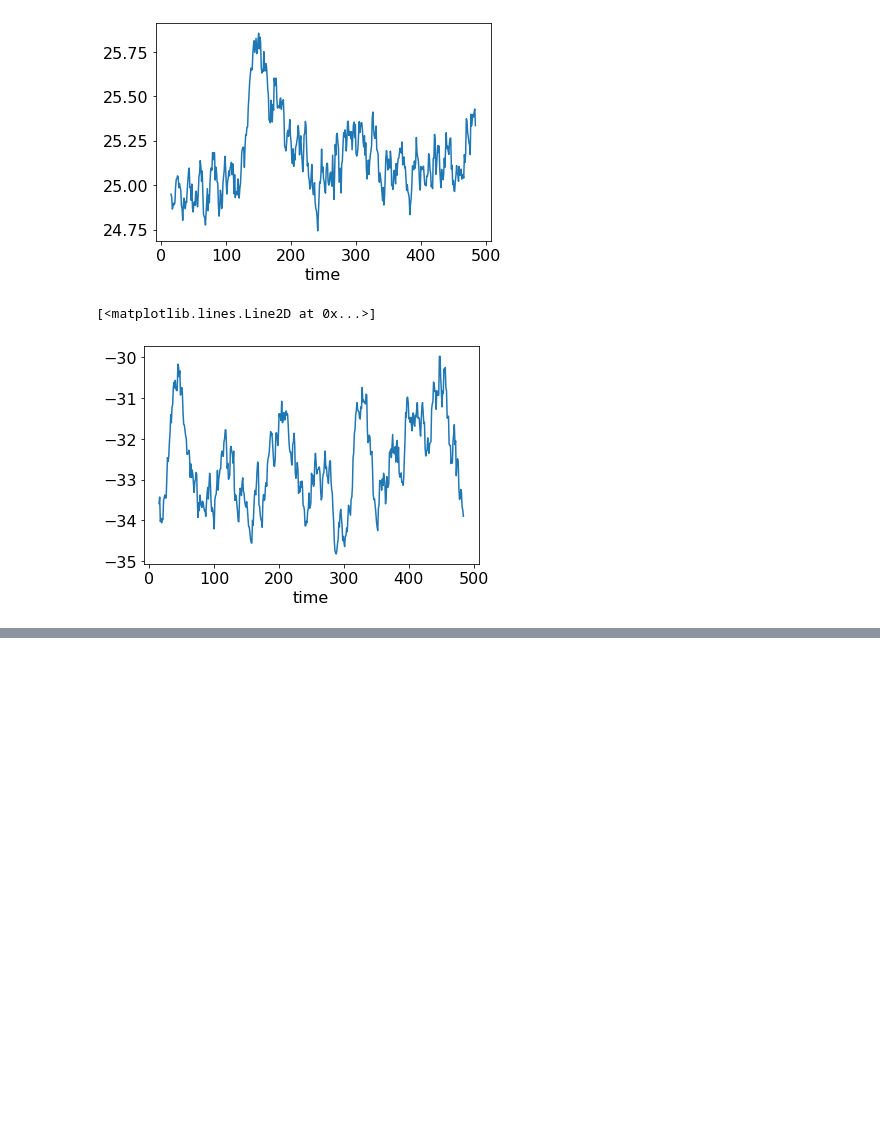
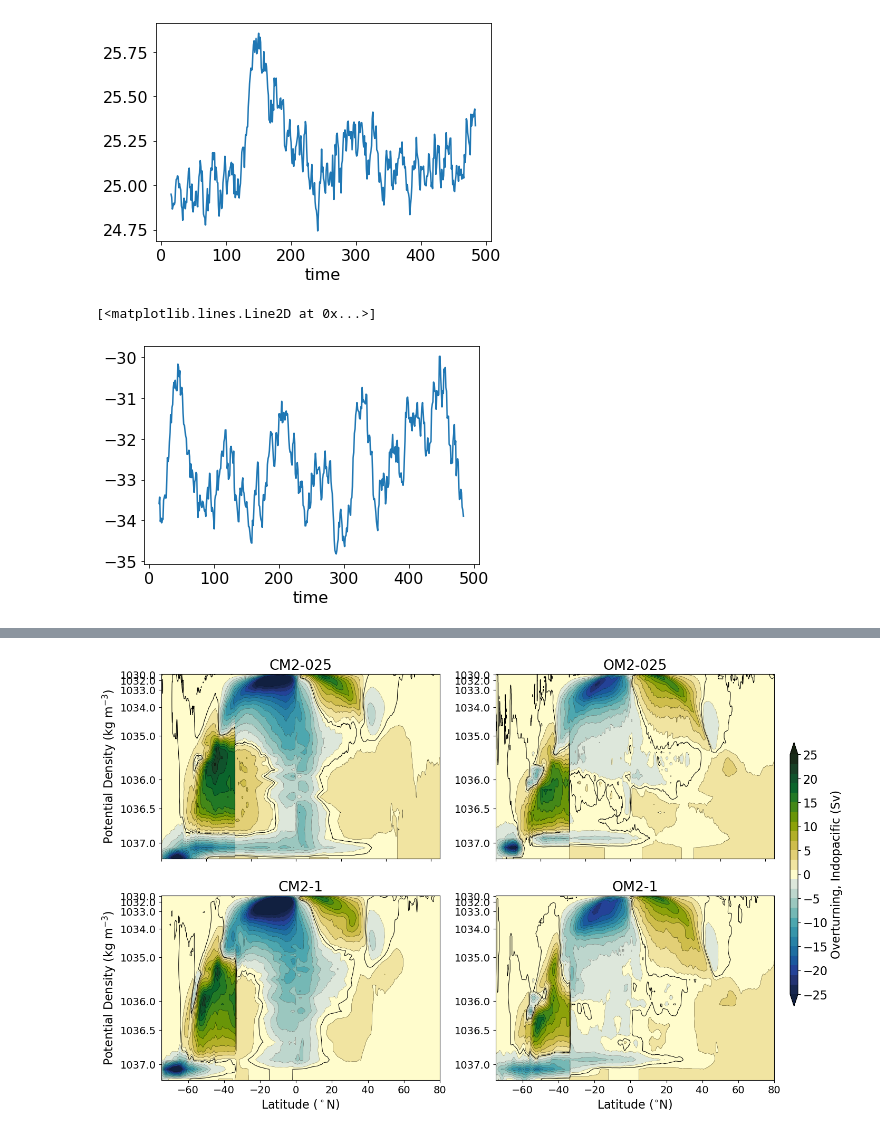
Before and after one commit to wghuneke/ACCESS-CM2-025_Analysis, a Jupyter notebook: notebooks/Plot_overturning.ipynb, the cells around one changed output, grey strips where cells are left out. Drawn from its saved outputs; the diff is of its cells as text; code cells hidden in the pictures; blank space fills up the shorter version.

```diff
--- a/notebooks/Plot_overturning.ipynb
+++ b/notebooks/Plot_overturning.ipynb
@@ -238,0 +468,71 @@ min_SH.rolling(time=30, center=True).mean('time').plot()
+# %%
+fig, ax = plt.subplots(2,2, figsize=(15,10))
+ax0 = ax[0,0]
+ax1 = ax[0,1]
+ax2 = ax[1,0]
+ax3 = ax[1,1]
+
+# CM2-025
+p1 = ax0.contourf(indopacific_CM2_025.grid_yu_ocean,(indopacific_CM2_025.potrho-1028)**scfac, indopacific_CM2_025, cmap=cm.cm.delta, levels=clev, extend='both')
+ax0.contour(indopacific_CM2_025.grid_yu_ocean,(indopacific_CM2_025.potrho-1028)**scfac, indopacific_CM2_025, levels=clev, colors='k', linewidths=0.25)
+ax0.contour(indopacific_CM2_025.grid_yu_ocean,(indopacific_CM2_025.potrho-1028)**scfac, indopacific_CM2_025, levels=[0.0,], colors='k', linewidths=0.75)
+ax0.set_yticks((yticks-1028)**scfac)
+ax0.set_yticklabels(yticks, fontsize=ft_size-2)
+ax0.set_ylim([0.5**scfac, 9.2**scfac])
+ax0.invert_yaxis()
+ax0.set_ylabel('Potential Density (kg m$^{-3}$)')
+ax0.set_xlim([-75,80])
+ax0.set_title('CM2-025')
+ax0.tick_params(labelbottom=False)
+
+# OM2-025
+p1 = ax1.contourf(indopacific_OM2_025.grid_yu_ocean,(indopacific_OM2_025.potrho-1028)**scfac, indopacific_OM2_025, cmap=cm.cm.delta, levels=clev, extend='both')
+ax1.contour(indopacific_OM2_025.grid_yu_ocean,(indopacific_OM2_025.potrho-1028)**scfac, indopacific_OM2_025, levels=clev, colors='k', linewidths=0.25)
+ax1.contour(indopacific_OM2_025.grid_yu_ocean,(indopacific_OM2_025.potrho-1028)**scfac, indopacific_OM2_025, levels=[0.0,], colors='k', linewidths=0.75)
+ax1.set_yticks((yticks-1028)**scfac)
+ax1.set_yticklabels(yticks, fontsize=ft_size-2)
+ax1.set_ylim([0.5**scfac, 9.2**scfac])
+ax1.invert_yaxis()
+ax1.set_xlim([-75,80])
+ax1.set_title('OM2-025')
+ax1.tick_params(labelbottom=False)
+
+# CM2-1
+p1 = ax2.contourf(indopacific_CM2_1.grid_yu_ocean,(indopacific_CM2_1.potrho-1028)**scfac, indopacific_CM2_1, cmap=cm.cm.delta, levels=clev, extend='both')
+ax2.contour(indopacific_CM2_1.grid_yu_ocean,(indopacific_CM2_1.potrho-1028)**scfac, indopacific_CM2_1, levels=clev, colors='k', linewidths=0.25)
+ax2.contour(indopacific_CM2_1.grid_yu_ocean,(indopacific_CM2_1.potrho-1028)**scfac, indopacific_CM2_1, levels=[0.0,], colors='k', linewidths=0.75)
+ax2.set_yticks((yticks-1028)**scfac)
+ax2.set_yticklabels(yticks, fontsize=ft_size-2)
+ax2.set_ylim([0.5**scfac, 9.2**scfac])
+ax2.invert_yaxis()
+ax2.set_xlabel('Latitude ($^\circ$N)')
+ax2.set_xlim([-75,80])
+ax2.set_title('CM2-1')
+ax2.set_ylabel('Potential Density (kg m$^{-3}$)')
+ax2.tick_params(axis='both', labelsize=ft_size-2)
+
+# OM2-1
+p1 = ax3.contourf(indopacific_OM2_1.grid_yu_ocean,(indopacific_OM2_1.potrho-1028)**scfac, indopacific_OM2_1, cmap=cm.cm.delta, levels=clev, extend='both')
+ax3.contour(indopacific_OM2_1.grid_yu_ocean,(indopacific_OM2_1.potrho-1028)**scfac, indopacific_OM2_1, levels=clev, colors='k', linewidths=0.25)
+ax3.contour(indopacific_OM2_1.grid_yu_ocean,(indopacific_OM2_1.potrho-1028)**scfac, indopacific_OM2_1, levels=[0.0,], colors='k', linewidths=0.75)
+ax3.set_yticks((yticks-1028)**scfac)
+ax3.set_yticklabels(yticks, fontsize=ft_size-2)
+ax3.set_ylim([0.5**scfac, 9.2**scfac])
+ax3.invert_yaxis()
+ax3.set_xlabel('Latitude ($^{\circ}$N)')
+ax3.set_xlim([-75,80])
+ax3.set_title('OM2-1')
+ax3.tick_params(axis='both', labelsize=ft_size-2)
+
+# Plot colorbar
+cax  = plt.axes([0.92, 0.25, 0.01, 0.5])
+cbar = plt.colorbar(p1, cax=cax, orientation='vertical', ticks=np.arange(-25, 30, 5))
+cbar.set_label('Overturning, Indopacific (Sv)')
+
+# Finished
+save_flag = 1
+if save_flag == 1:
+    fig_name = 'Fig_overturning_psi_indopacific.png'
+    plt.savefig(fig_path + fig_name, dpi=300);
+# %% [output]
+[figure, added]
```
Also changed, not shown: parts of 28 cells of this notebook, 9 other files.
